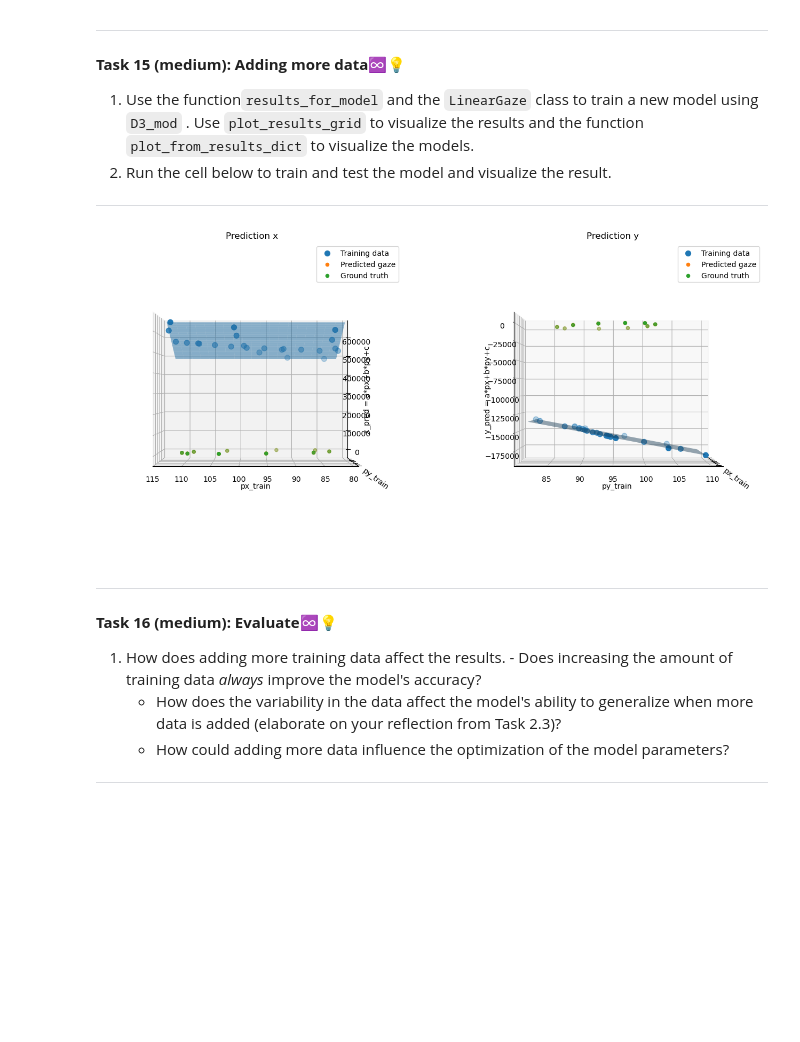
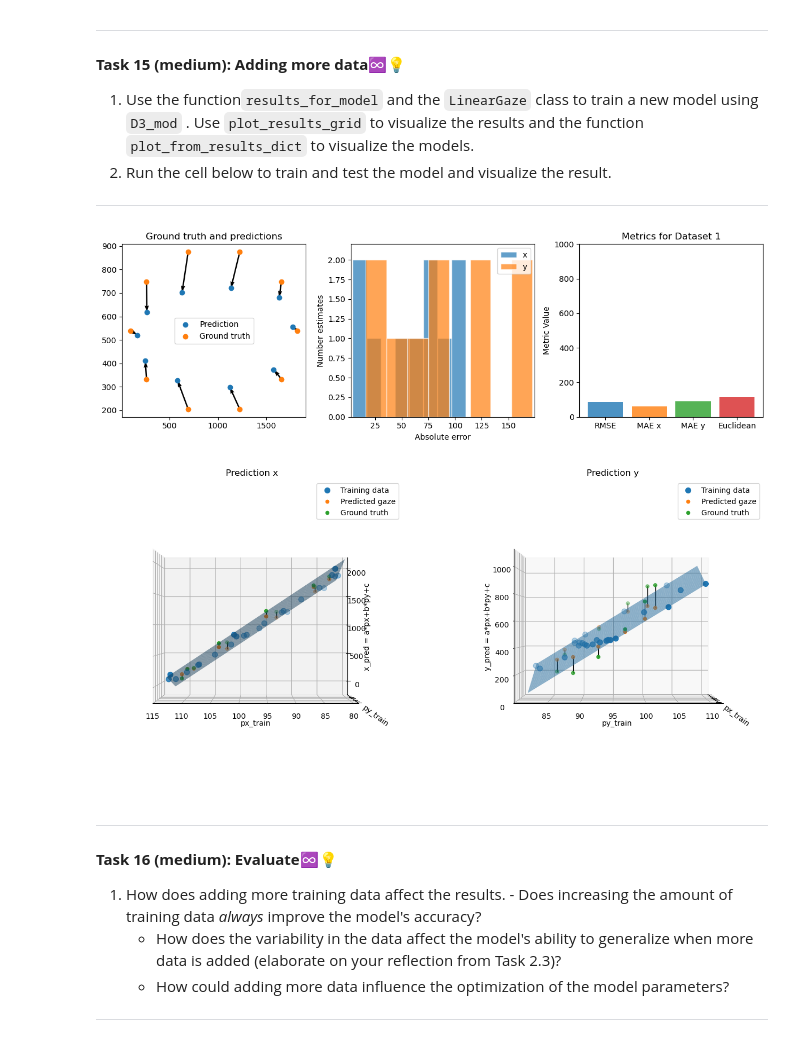
Before and after one commit to Grumlebob/MachineLearning2024, a Jupyter notebook: Exercises/vscode/W06/02-gaze.ipynb, the cells around one changed output. Drawn from its saved outputs; the diff is of its cells as text; code cells hidden in the pictures; blank space fills up the shorter version.

Commit message:
latest gaze

```diff
--- a/Exercises/vscode/W06/02-gaze.ipynb
+++ b/Exercises/vscode/W06/02-gaze.ipynb
@@ -871,41 +886,41 @@ and `D3`
 # %%
 D3_mod = {}
 
 ts3_p_train = D3[0]['pupils_test']
 ts3_s_train = D3[0]['screen_coordinates_test']
 
 ts3_p_test = D3[1]['pupils_test']
 ts3_s_test = D3[1]['screen_coordinates_test']
 
 for i in range(2,4):
     ts3_p_train = np.vstack((ts3_p_train,D3[i]['pupils_test']))
     ts3_s_train = np.vstack((ts3_s_train,D3[i]['screen_coordinates_test']))
 
 D3_mod['pupils_train'] = ts3_p_train
 D3_mod['screen_coordinates_train'] = ts3_s_train
 D3_mod['pupils_test'] = ts3_p_test
 D3_mod['screen_coordinates_test'] = ts3_s_test
 
 D3_mod = [D3_mod]
 
-# Write your code here
 
-# Train and test the model using the combined data in D3_mod
 results_mod = results_for_model(
-    model=LinearGaze(),  # Your gaze model
-    dataset_train=D3_mod,  # Training data (D3_mod has combined data)
-    dataset_test=D3_mod,  # Testing data (circle pattern)
+    model=LinearGaze(),
+    dataset_train=D3_mod,
+    dataset_test=D3_mod,
     pupil_training_set='pupils_train',
     screen_training_set='screen_coordinates_train',
     pupil_test_set='pupils_test',
     screen_test_set='screen_coordinates_test',
-    d_max=1  # Only 1 dataset in D3_mod
+    d_max=1
 )
 
-# Visualize the results using plot_from_results_dict
+iml_util.plot_results_grid(results_mod, 1)
+
 iml_util.plot_from_results_dict(results_mod[0], D3_mod[0])
 # %% [output]
-[figure, old version]
+[figure, new version]
+[figure, added]
 # %% [markdown]
 
 ---
```
Also changed, not shown: parts of 23 cells of this notebook, 1 other file.
